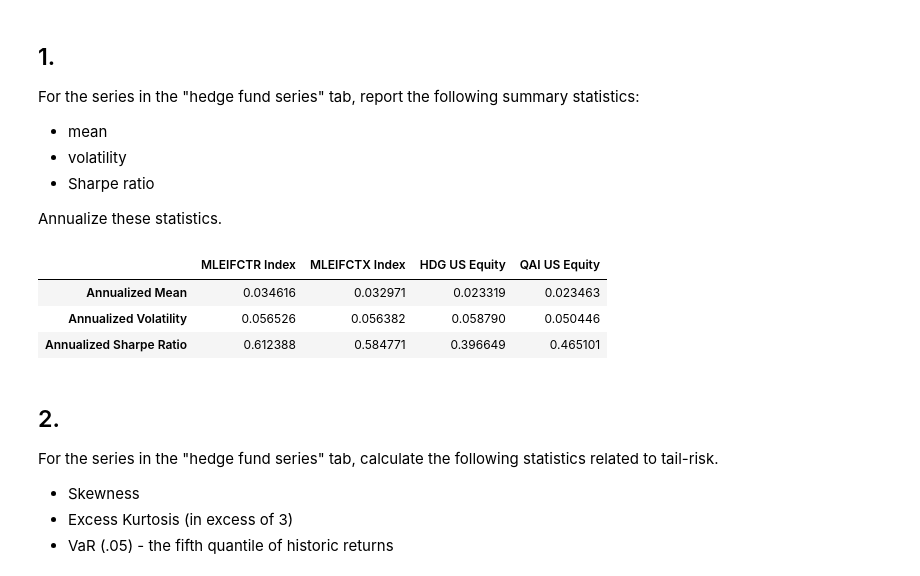
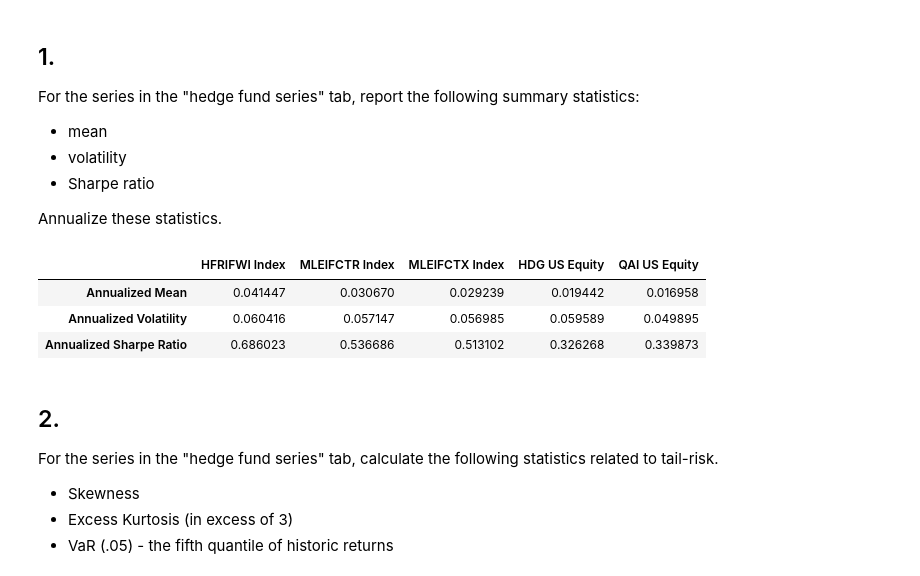
Before and after one commit to elliottgordon/finm-25000-a4-repository, a Jupyter notebook: hw2/Elliott_Homework_2.ipynb, the cells around one changed output. Saved outputs shown, nothing was run; the diff lists cells and outputs as text; code cells hidden in the pictures.

```diff
--- a/hw2/Elliott_Homework_2.ipynb
+++ b/hw2/Elliott_Homework_2.ipynb
@@ -128,22 +128,23 @@ For the series in the "hedge fund series" tab, report the following summary stat
 
 Annualize these statistics.
 # %%
+#based on functions from hw1
 def metrics(returns_df):
   return_metrics = pd.DataFrame()
 
   adjustment_factor = 12
 
   return_metrics['Annualized Mean'] = returns_df.mean() * adjustment_factor
   return_metrics['Annualized Volatility'] = returns_df.std() * np.sqrt(adjustment_factor)
   return_metrics['Annualized Sharpe Ratio'] = return_metrics['Annualized Mean'] / return_metrics['Annualized Volatility']
   return return_metrics.T
 
-display(metrics(hedge_fund_series_df))
+display(metrics(hedge_fund_series_df_2024))
 # %% [output]
-|  | MLEIFCTR Index | MLEIFCTX Index | HDG US Equity | QAI US Equity |
-| Annualized Mean | 0.034616 | 0.032971 | 0.023319 | 0.023463 |
-| Annualized Volatility | 0.056526 | 0.056382 | 0.058790 | 0.050446 |
-| Annualized Sharpe Ratio | 0.612388 | 0.584771 | 0.396649 | 0.465101 |
+|  | HFRIFWI Index | MLEIFCTR Index | MLEIFCTX Index | HDG US Equity | QAI US Equity |
+| Annualized Mean | 0.041447 | 0.030670 | 0.029239 | 0.019442 | 0.016958 |
+| Annualized Volatility | 0.060416 | 0.057147 | 0.056985 | 0.059589 | 0.049895 |
+| Annualized Sharpe Ratio | 0.686023 | 0.536686 | 0.513102 | 0.326268 | 0.339873 |
 # %% [markdown]
 ## 2.
 
```
Also changed, not shown: parts of 13 cells of this notebook.
